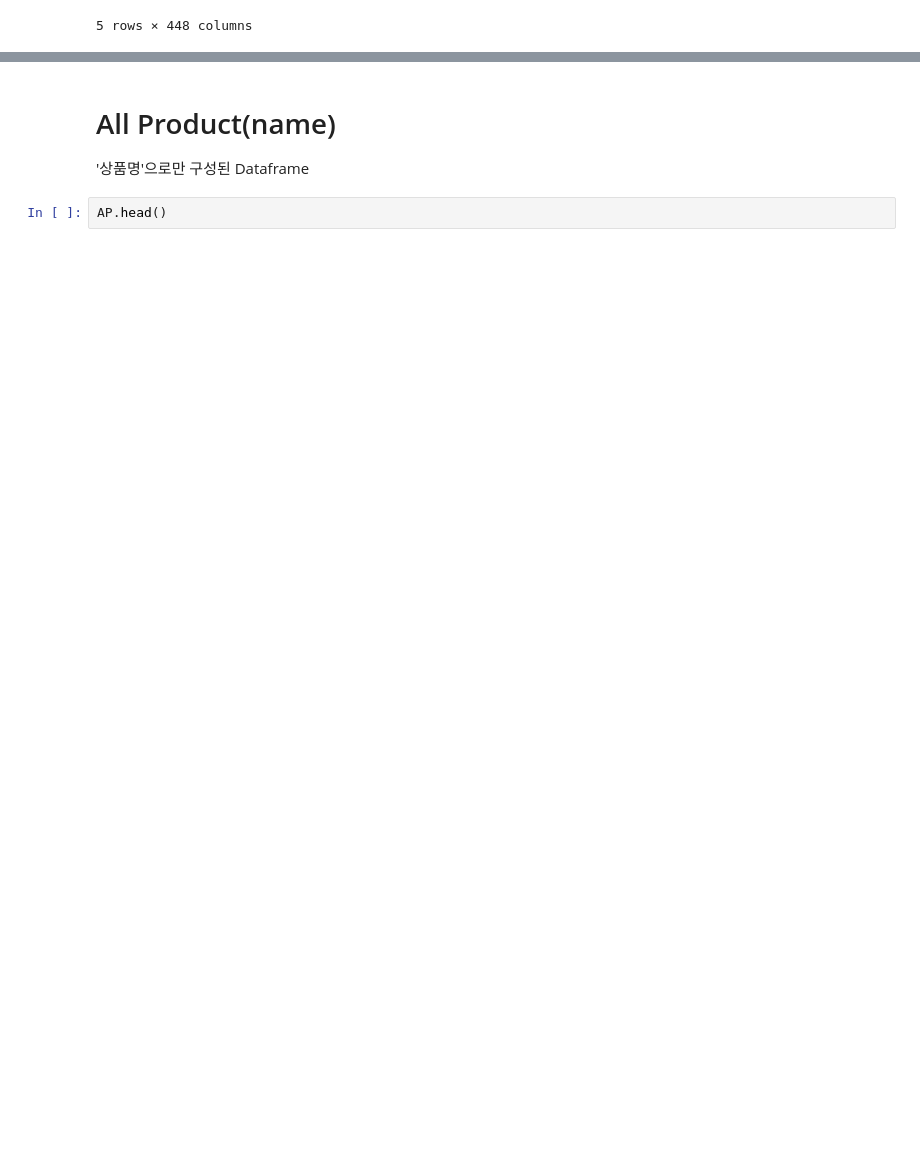
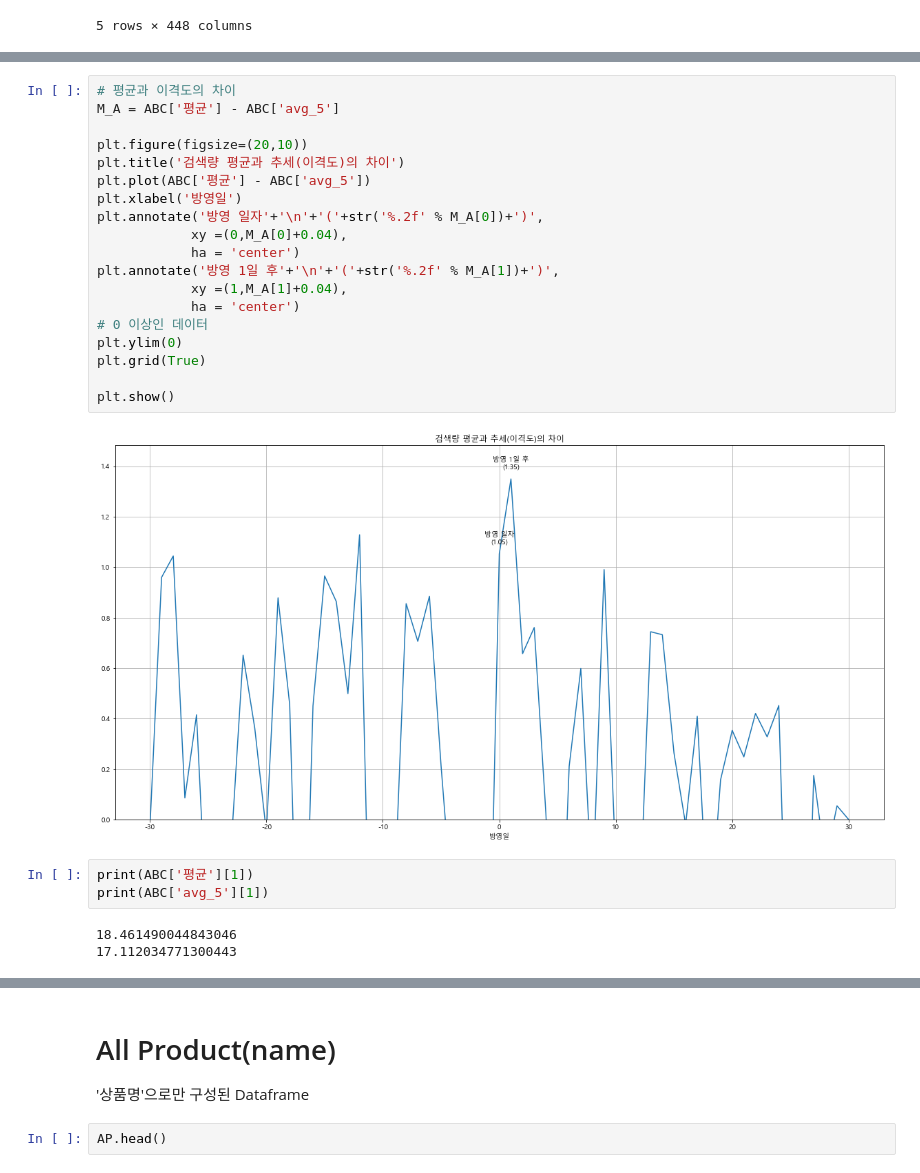
Before and after one commit to kdy7710/Bigdata_Team_Project, a Jupyter notebook: PPL프로젝트용 파일 모음/PPL_Analytics.ipynb, the cells around one changed output, grey strips where cells are left out. Drawn from its saved outputs; the diff is of its cells as text; blank space fills up the shorter version.

```diff
--- a/PPL프로젝트용 파일 모음/PPL_Analytics.ipynb
+++ b/PPL프로젝트용 파일 모음/PPL_Analytics.ipynb
@@ -115,0 +126,27 @@ plt.show()
+# %%
+# 평균과 이격도의 차이
+M_A = ABC['평균'] - ABC['avg_5']
+
+plt.figure(figsize=(20,10))
+plt.title('검색량 평균과 추세(이격도)의 차이')
+plt.plot(ABC['평균'] - ABC['avg_5'])
+plt.xlabel('방영일')
+plt.annotate('방영 일자'+'\n'+'('+str('%.2f' % M_A[0])+')',
+            xy =(0,M_A[0]+0.04),
+            ha = 'center')
+plt.annotate('방영 1일 후'+'\n'+'('+str('%.2f' % M_A[1])+')',
+            xy =(1,M_A[1]+0.04),
+            ha = 'center')
+# 0 이상인 데이터
+plt.ylim(0)
+plt.grid(True)
+
+plt.show()
+# %% [output]
+[figure, added]
+# %%
+print(ABC['평균'][1])
+print(ABC['avg_5'][1])
+# %% [output]
+18.461490044843046
+17.112034771300443
```
Also changed, not shown: parts of 8 cells of this notebook, 1 other file.
